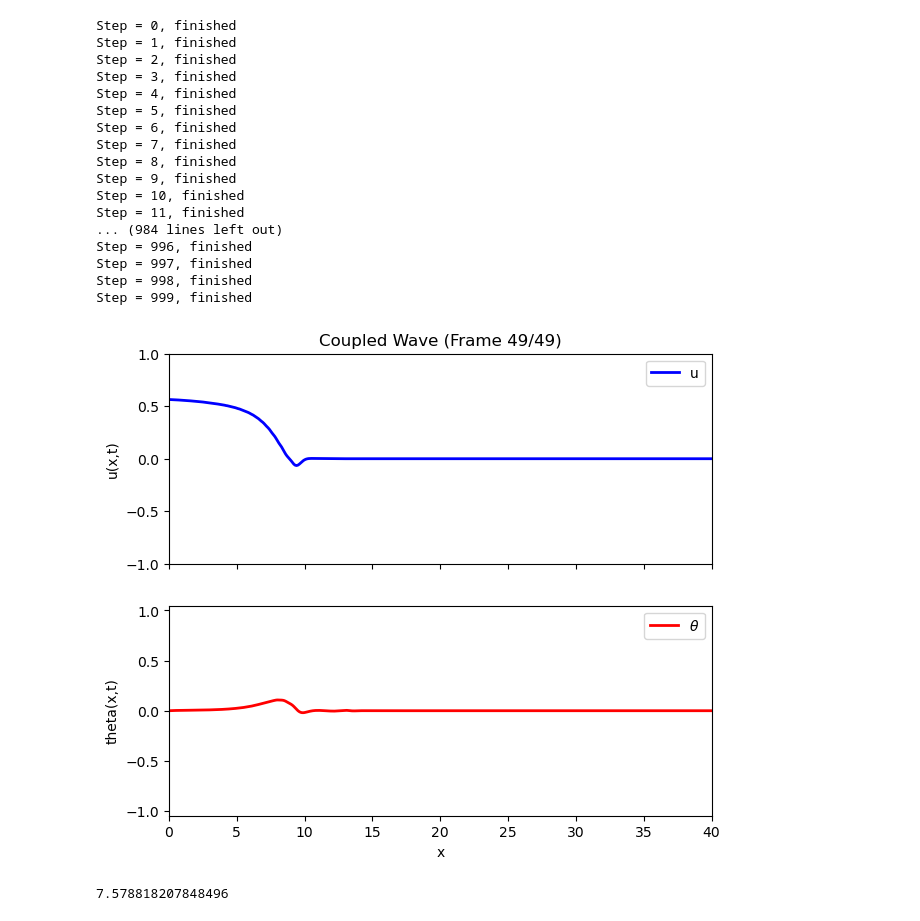
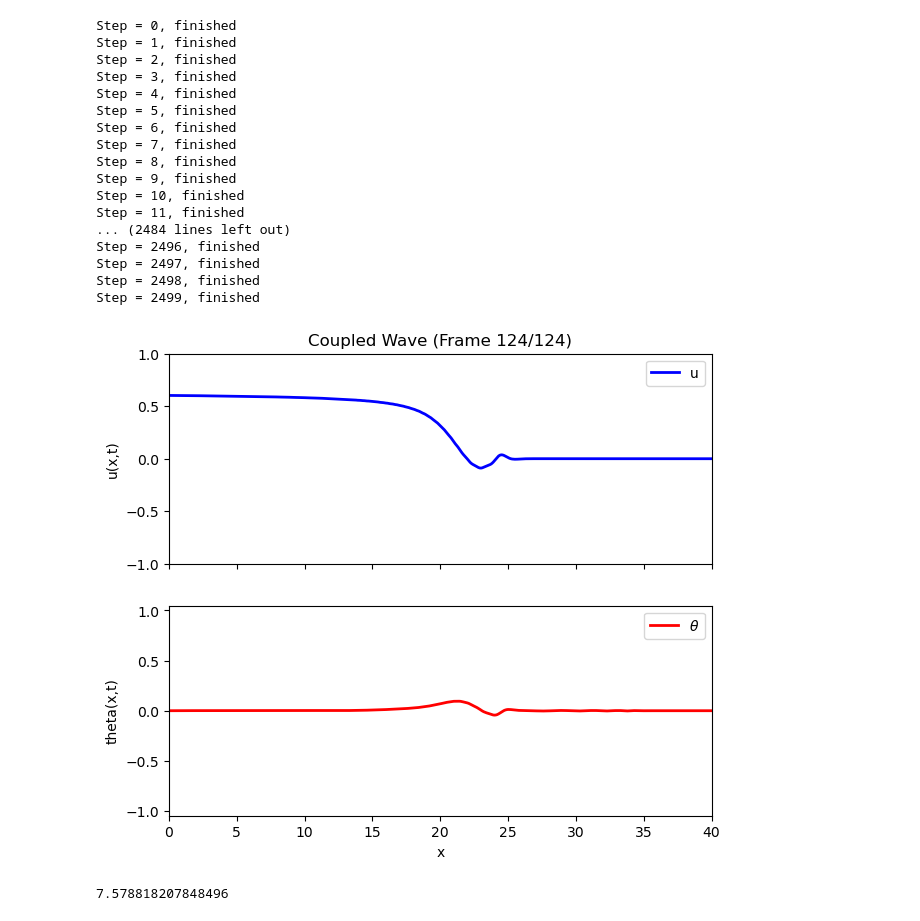
Before and after one commit to yqChu/PDESolver, a Jupyter notebook: rk4_bolei.ipynb, the cells around one changed output. Drawn from its saved outputs; the diff is of its cells as text; code cells hidden in the pictures.

```diff
--- a/rk4_bolei.ipynb
+++ b/rk4_bolei.ipynb
@@ -144,7 +144,7 @@ dx = L/N
 x = np.linspace(0, L, N+1)
 
 dt = 0.01
-num_steps = 1000
+num_steps = 2500
 
 m = 2.093e-3
 J = 18.11e-9
@@ -233,39 +233,39 @@ def init():
 
 # animation update
 def animate(frame_idx):
     line1.set_data(x, snapshots_u[frame_idx])
     line2.set_data(x, snapshots_theta[frame_idx])
     ax1.set_title(f"Coupled Wave (Frame {frame_idx}/{len(snapshots_u)-1})")
     return (line1, line2)
 
 ani = animation.FuncAnimation(
     fig, animate, init_func=init,
     frames=len(snapshots_u), interval=50, blit=True
 )
 
 # 3.7. Save to GIF
 ani.save("coupled_wave_bolei_soliton.gif", writer='pillow', fps=20)
 
 plt.show()
 # %% [output]
 Step = 0, finished
 Step = 1, finished
 Step = 2, finished
 Step = 3, finished
 Step = 4, finished
 Step = 5, finished
 Step = 6, finished
 Step = 7, finished
 Step = 8, finished
 Step = 9, finished
 Step = 10, finished
 Step = 11, finished
-... (984 lines left out)
-Step = 996, finished
-Step = 997, finished
-Step = 998, finished
-Step = 999, finished
+... (2484 lines left out)
+Step = 2496, finished
+Step = 2497, finished
+Step = 2498, finished
+Step = 2499, finished
-[figure, old version]
+[figure, new version]
 # %%
 t = 2.5e-3
 T = t*np.sqrt(k/m)
```
Also changed, not shown: 4 other files.
